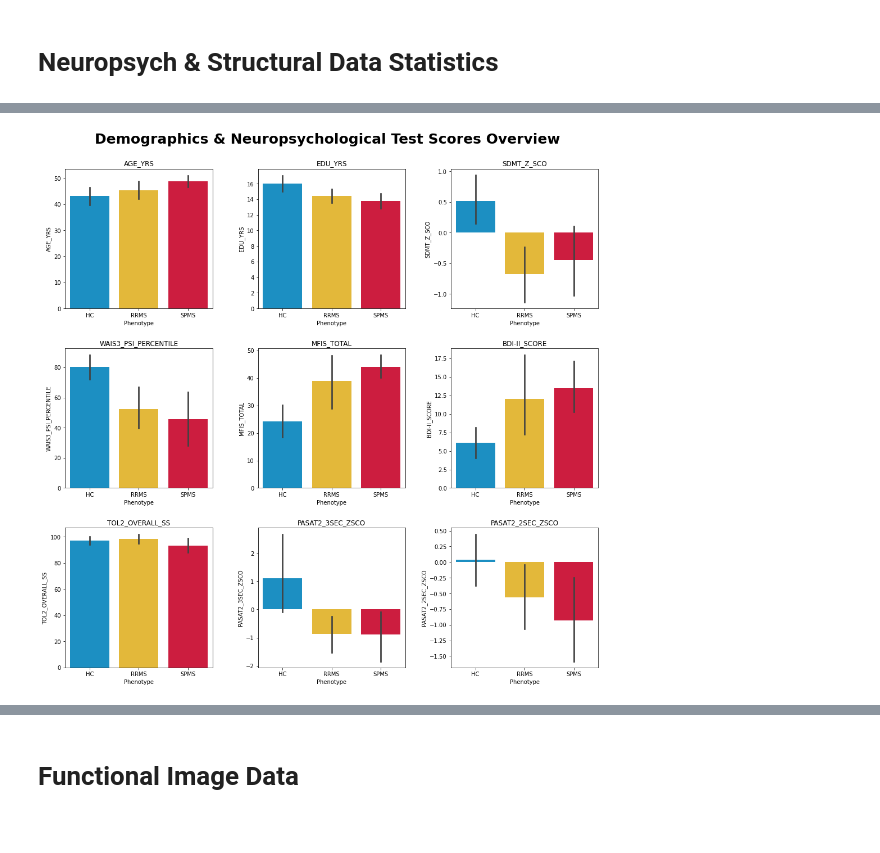
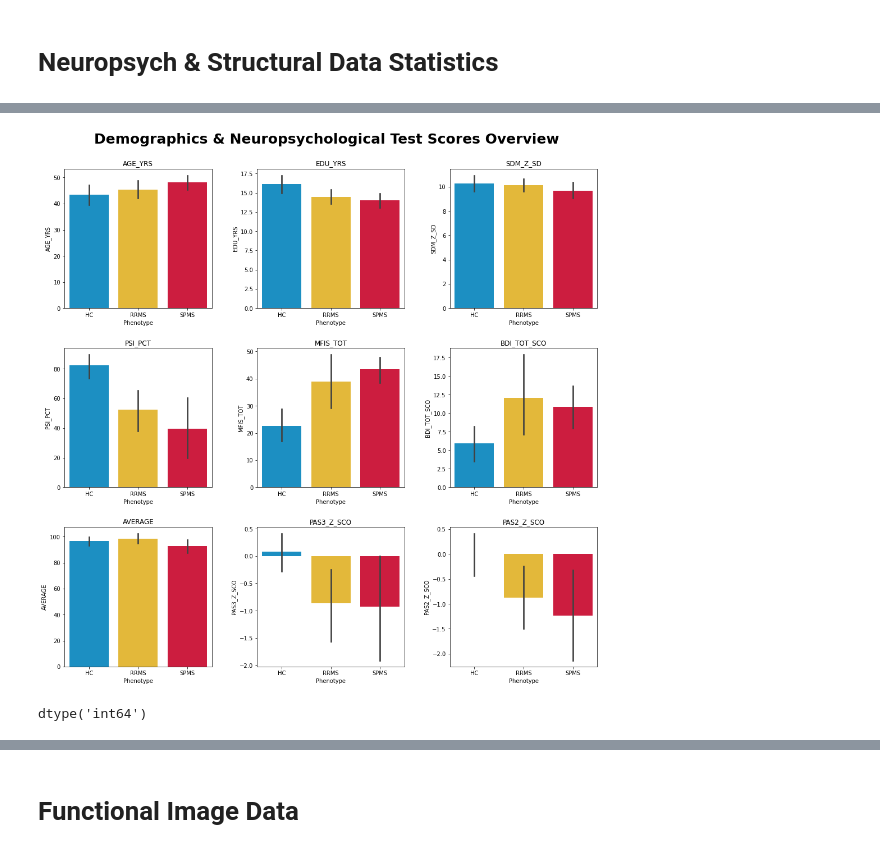
Before and after one commit to liuforest/CLMS_MRI, a Jupyter notebook: Analysis/analysis_fMRI.ipynb, the cells around one changed output, grey strips where cells are left out. Drawn from its saved outputs; the diff is of its cells as text; code cells hidden in the pictures.

```diff
--- a/Analysis/analysis_fMRI.ipynb
+++ b/Analysis/analysis_fMRI.ipynb
@@ -11,7 +11,7 @@ import scipy as sk
 import nibabel as nib
 # %%
 # load csv file containing neuropsych data
-df_neuropsych = pd.read_csv('/home/forest/OneDrive/CLMS_OTHER_DATA/CLMS_SUMMARIZED.csv')
+df_neuropsych = pd.read_csv('/home/forest/OneDrive/CLMS_OTHER_DATA/CLMS_Neuropsych_rev1_20220404.csv')
 # %%
 df_neuropsych.columns
 # %% [output]
@@ -75,7 +49,7 @@ palette = ['#009ADE', '#FFC61E', '#E9002D']
 data=df_neuropsych
 # %%
 # define columns to be plotted
-metrics = ['AGE_YRS', 'EDU_YRS', 'SDMT_Z_SCO', 'WAIS3_PSI_PERCENTILE', 'MFIS_TOTAL', 'BDI-II_SCORE', 'TOL2_OVERALL_SS', 'PASAT2_3SEC_ZSCO', 'PASAT2_2SEC_ZSCO']
+metrics = ['AGE_YRS', 'EDU_YRS', 'SDM_Z_SD', 'PSI_PCT', 'MFIS_TOT', 'BDI_TOT_SCO', 'AVERAGE', 'PAS3_Z_SCO', 'PAS2_Z_SCO']
 
 fig, ax = plt.subplots(3, 3, figsize=(15, 14))
 fig.tight_layout(pad=5)
@@ -91,15 +65,15 @@ for i in range(len(metrics)):
 # %%
 # define columns to be plotted
-metrics = ['AGE_YRS', 'EDU_YRS', 'SDMT_Z_SCO', 'WAIS3_PSI_PERCENTILE', 'MFIS_TOTAL', 'BDI-II_SCORE', 'TOL2_OVERALL_SS', 'PASAT2_3SEC_ZSCO', 'PASAT2_2SEC_ZSCO']
+metrics = ['AGE_YRS', 'EDU_YRS', 'SDM_Z_SD', 'PSI_PCT', 'MFIS_TOT', 'BDI_TOT_SCO', 'AVERAGE', 'PAS3_Z_SCO', 'PAS2_Z_SCO']
 
 fig, ax = plt.subplots(3, 3, figsize=(15, 14))
 fig.tight_layout(pad=5)
 fig.suptitle('Demographics & Neuropsychological Test Scores Overview', fontsize=25, fontweight='bold', y=1.01)
 ax = ax.ravel()
 
 for i in range(len(metrics)):
     sns.barplot(ax=ax[i], x='MS_TYPE$', y=metrics[i], data=data, order=order, palette=palette)
     ax[i].set_title(metrics[i])
     ax[i].set_xlabel('Phenotype')
 # %% [output]
-[figure, old version]
+[figure, new version]
@@ -105,0 +118,4 @@ for i in range(len(metrics)):
+# %%
+df_neuropsych[handedness_metrics[2]].dtype
+# %% [output]
+dtype('int64')
```
Also changed, not shown: parts of 18 cells of this notebook.
